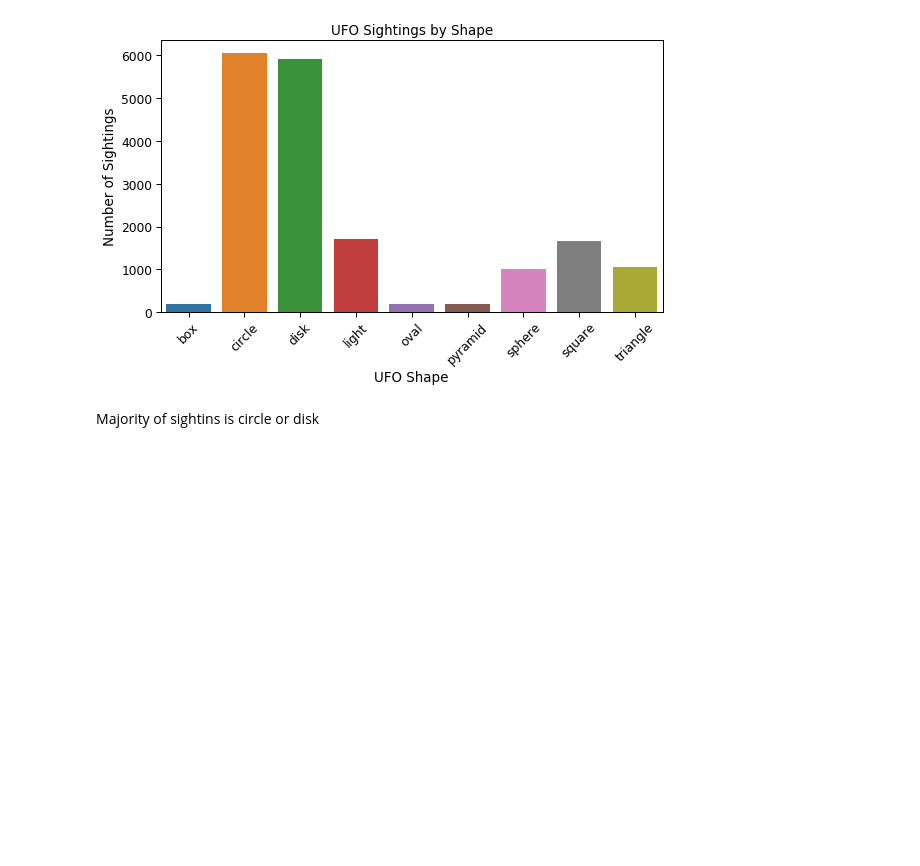
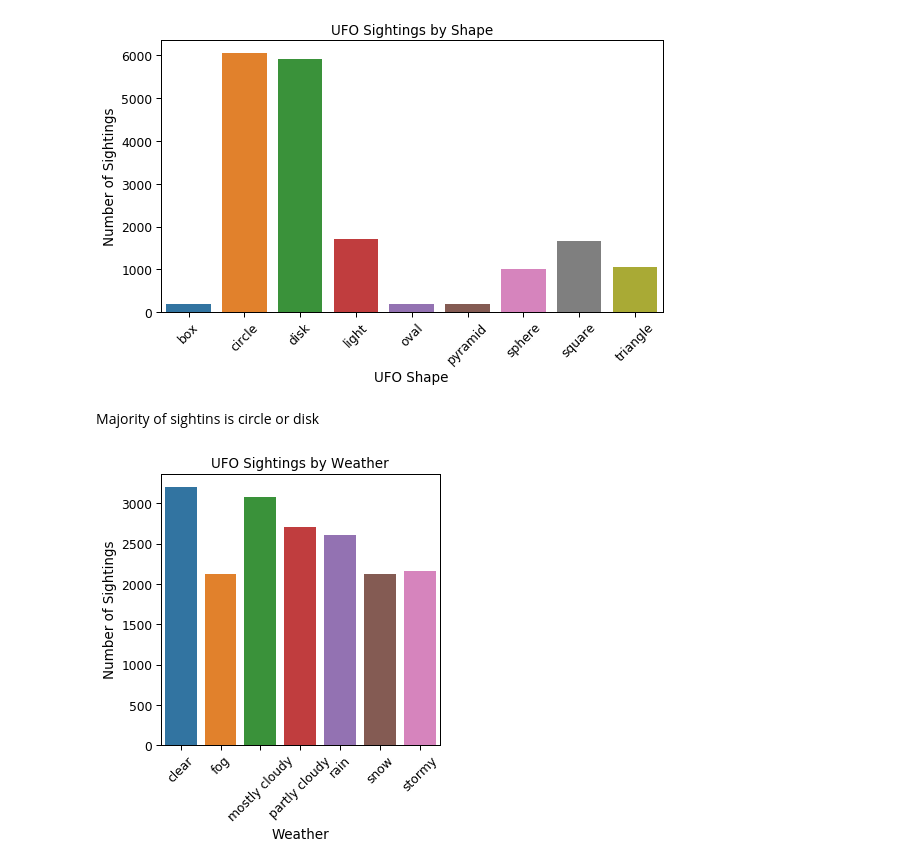
Before and after one commit to FabG/ml-aws-specialty-lab, a Jupyter notebook: 6-algorithms/ufo-algorithms-lab.ipynb, the cells around one changed output. Drawn from its saved outputs; the diff is of its cells as text; code cells hidden in the pictures; blank space fills up the shorter version.

Commit message:
data distro of weather, researhOutcome and correlation between numerical features

```diff
--- a/6-algorithms/ufo-algorithms-lab.ipynb
+++ b/6-algorithms/ufo-algorithms-lab.ipynb
@@ -183,3 +183,18 @@ plt.show()
 [figure]
 # %% [markdown]
 Majority of sightins is circle or disk
+# %%
+# Weather distribution
+m_cts = (df['weather'].value_counts())
+m_ctsx = m_cts.index
+m_ctsy = m_cts.array
+f, ax = plt.subplots(figsize=(5,5))
+
+sns.barplot(x=m_ctsx, y=m_ctsy)
+ax.set_title('UFO Sightings by Weather')
+ax.set_xlabel('Weather')
+ax.set_ylabel('Number of Sightings')
+plt.xticks(rotation=45)
+plt.show()
+# %% [output]
+[figure, added]
```
Also changed, not shown: parts of 6 cells of this notebook.
